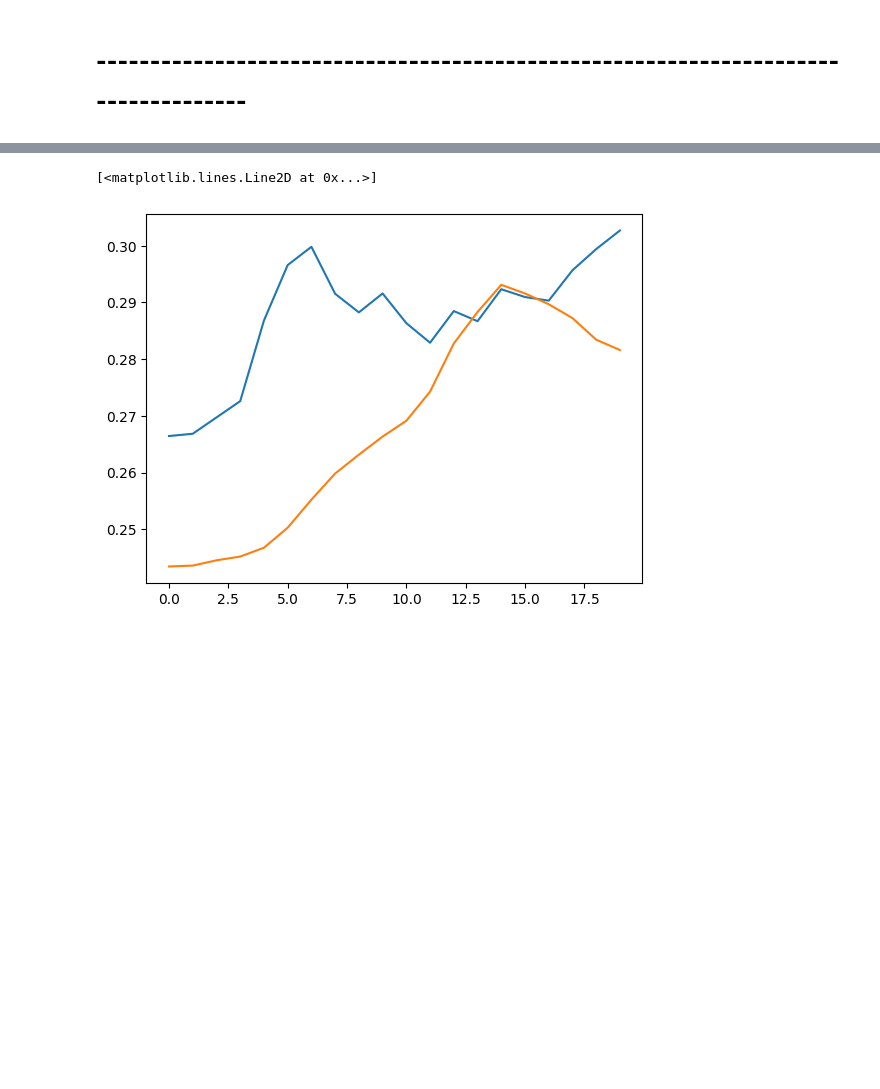
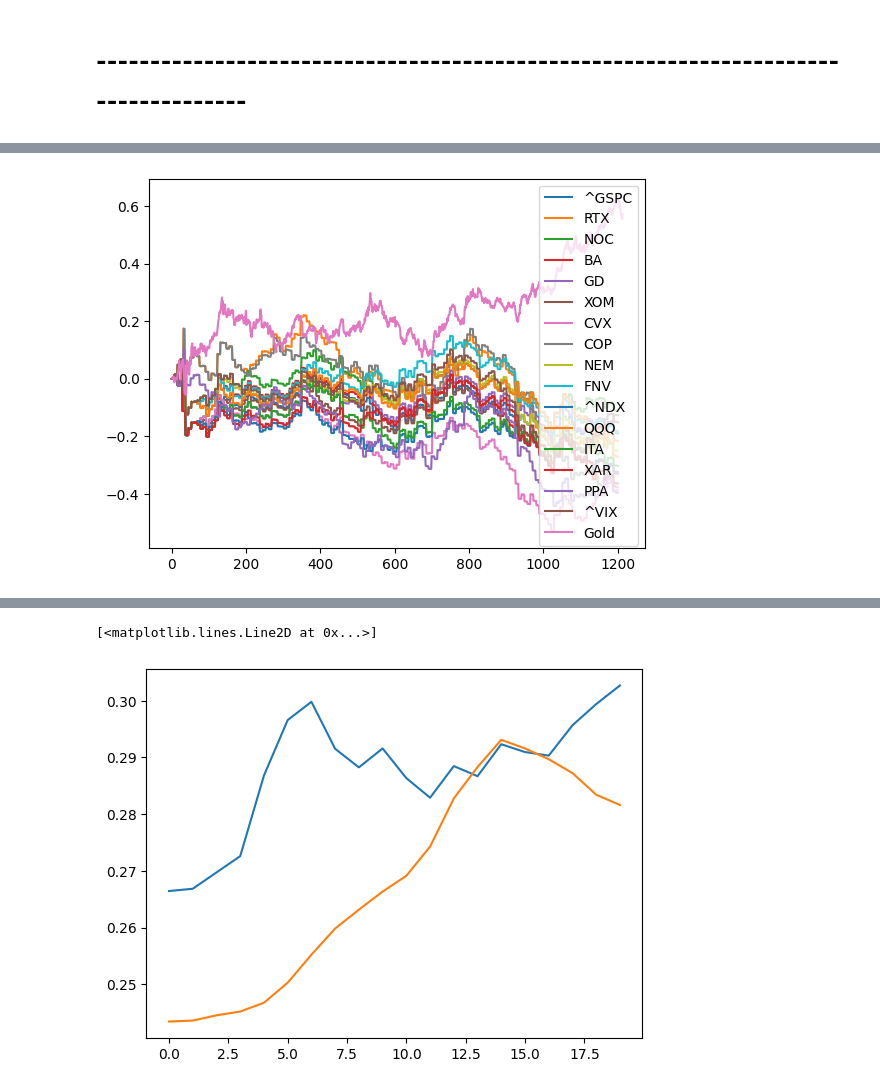
Before and after one commit to BrossBoy/internship, a Jupyter notebook: lstm_gold_volume.ipynb, the cells around one changed output, grey strips where cells are left out. Drawn from its saved outputs; the diff is of its cells as text; code cells hidden in the pictures; blank space fills up the shorter version.

```diff
--- a/lstm_gold_volume.ipynb
+++ b/lstm_gold_volume.ipynb
@@ -294,3 +564,66 @@ Epoch 60/60
+# %%
+# predict_models
+finances = []
+status = 0
+open_price = 0
+cut_loss = 0.1
+for s, v in zip(predict_models, vol):
+    scale_predict = s
+    capital = 10
+    capital_history = [capital]
+    open_status = False
+
+    count_day = 0
+    # if not(v == "QQQ" or v == "RTX"):
+    #     continue
+    for i in range(taget_date, len(scale_predict) - taget_date):
+        today_price = data["Close"]["GC=F"].loc[date[i]]
+        # future_price = data["Close"]["GC=F"].loc[date[i + taget_date]]
+        # day_change = (scale_predict[i] - close[i])
+        day_change = (scale_predict[i] - scale_predict[i-taget_date])
+        if open_status:
+            count_day += 1
+            if status == 1 and (today_price - open_price) / open_price < -cut_loss:
+                open_status = False
+                profit = (today_price - open_price) / open_price * capital
+                capital += profit
+                capital *= 0.999
+            elif status == 2 and (today_price - open_price) / open_price > cut_loss:
+                open_status = False
+                profit = (open_price - today_price) / open_price * capital
+                capital += profit
+                capital *= 0.999
+            elif count_day == taget_date:
+                open_status = False
+                if status == 1:
+                    profit = (today_price - open_price) / open_price * capital
+                else:
+                    profit = (open_price - today_price) / open_price * capital
+                capital += profit
+                capital *= 0.999
+        elif abs(day_change) > 0.0:
+            open_status = True
+            count_day = 0
+            open_price = today_price
+            if day_change > 0:
+                status = 1
+            else:
+                status = 2
+            capital *= 0.999
+
+        capital_history.append(capital)
+    finance = [v, cal_def.cal_cagr(capital_history), cal_def.cal_max_drawdown(capital_history)[0], cal_def.cal_sd(capital_history)*np.sqrt(20)]
+    finances.append(finance)
+    profit = [0]
+    for i in range(len(capital_history) - 1):
+        profit.append((capital_history[i+1]-capital_history[i])/capital_history[i] + profit[-1])
+    plt.plot(profit, label=v)
+pct = data.loc[date]["Close"]["GC=F"].pct_change().cumsum().to_list()
+plt.plot(pct, label="Gold")
+plt.legend()
+plt.show()
+# %% [output]
+[figure, added]
 # %%
 df = pd.DataFrame(finances, columns=["asset", "CAGR", "Max Drawdown", "SD"])
 print(df)
```
Also changed, not shown: parts of 16 cells of this notebook.
